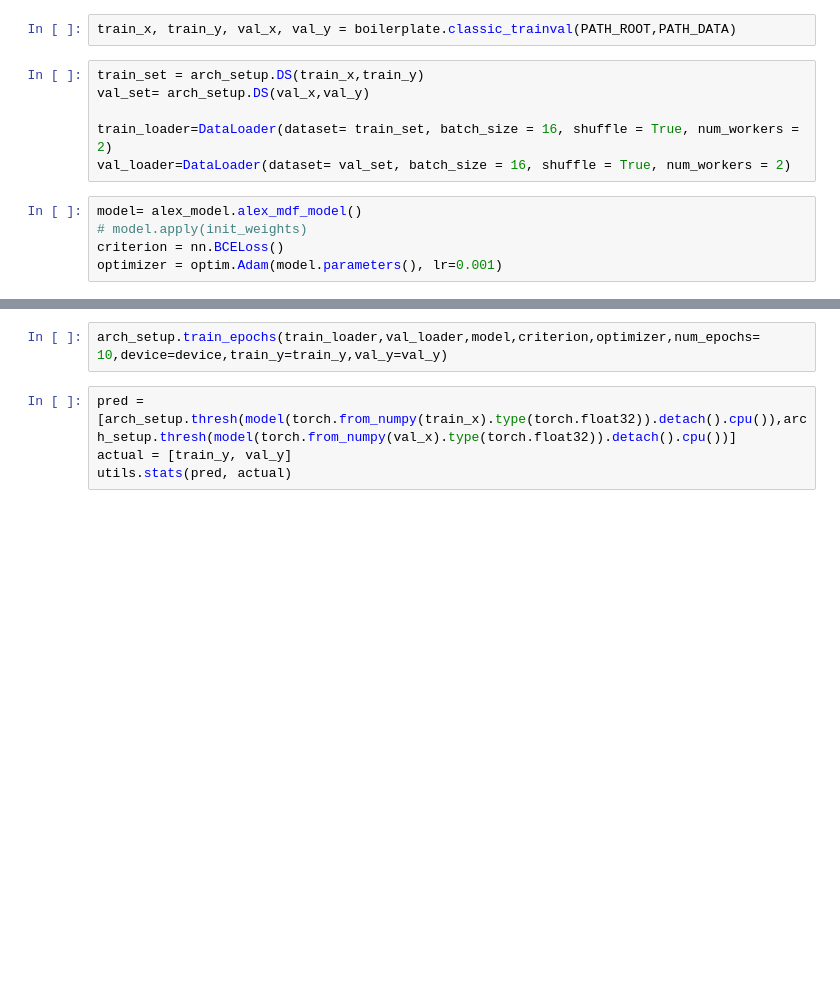
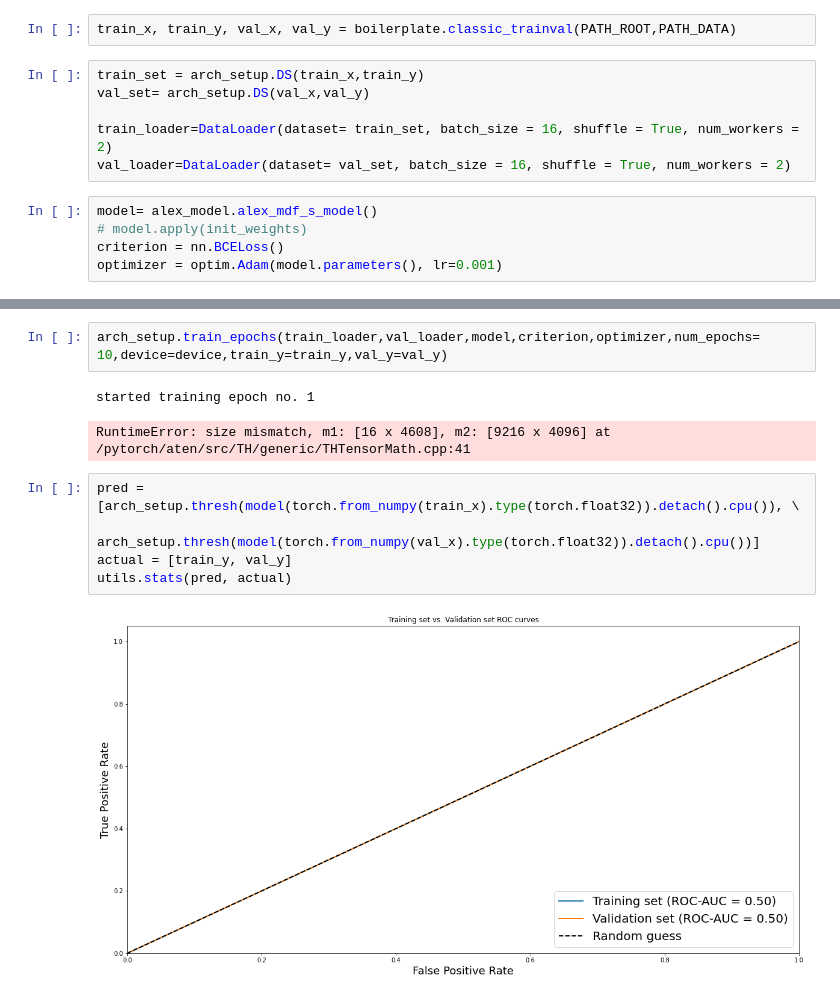
Before and after one commit to ShaulSolomon/sota-mafat-radar, a Jupyter notebook: notebooks/[SS]Alexnet_pytorch.ipynb, the cells around one changed output, grey strips where cells are left out. Cells and saved outputs as stored; diff of their text form; blank space fills up the shorter version.

Commit message:
Starting working on smaller alex model

```diff
--- a/notebooks/[SS]Alexnet_pytorch.ipynb
+++ b/notebooks/[SS]Alexnet_pytorch.ipynb
@@ -79,7 +79,7 @@ val_set= arch_setup.DS(val_x,val_y)
 train_loader=DataLoader(dataset= train_set, batch_size = 16, shuffle = True, num_workers = 2)
 val_loader=DataLoader(dataset= val_set, batch_size = 16, shuffle = True, num_workers = 2)
 # %%
-model= alex_model.alex_mdf_model()
+model= alex_model.alex_mdf_s_model()
 # model.apply(init_weights)
 criterion = nn.BCELoss()
 optimizer = optim.Adam(model.parameters(), lr=0.001)
@@ -86,6 +106,12 @@ optimizer = optim.Adam(model.parameters(), lr=0.001)
 # %%
 arch_setup.train_epochs(train_loader,val_loader,model,criterion,optimizer,num_epochs= 10,device=device,train_y=train_y,val_y=val_y)
+# %% [output]
+started training epoch no. 1
+RuntimeError: size mismatch, m1: [16 x 4608], m2: [9216 x 4096] at /pytorch/aten/src/TH/generic/THTensorMath.cpp:41
 # %%
-pred = [arch_setup.thresh(model(torch.from_numpy(train_x).type(torch.float32)).detach().cpu()),arch_setup.thresh(model(torch.from_numpy(val_x).type(torch.float32)).detach().cpu())]
+pred = [arch_setup.thresh(model(torch.from_numpy(train_x).type(torch.float32)).detach().cpu()), \
+        arch_setup.thresh(model(torch.from_numpy(val_x).type(torch.float32)).detach().cpu())]
 actual = [train_y, val_y]
 utils.stats(pred, actual)
+# %% [output]
+[figure, added]
```
Also changed, not shown: parts of 1 cell of this notebook, 1 other file.
